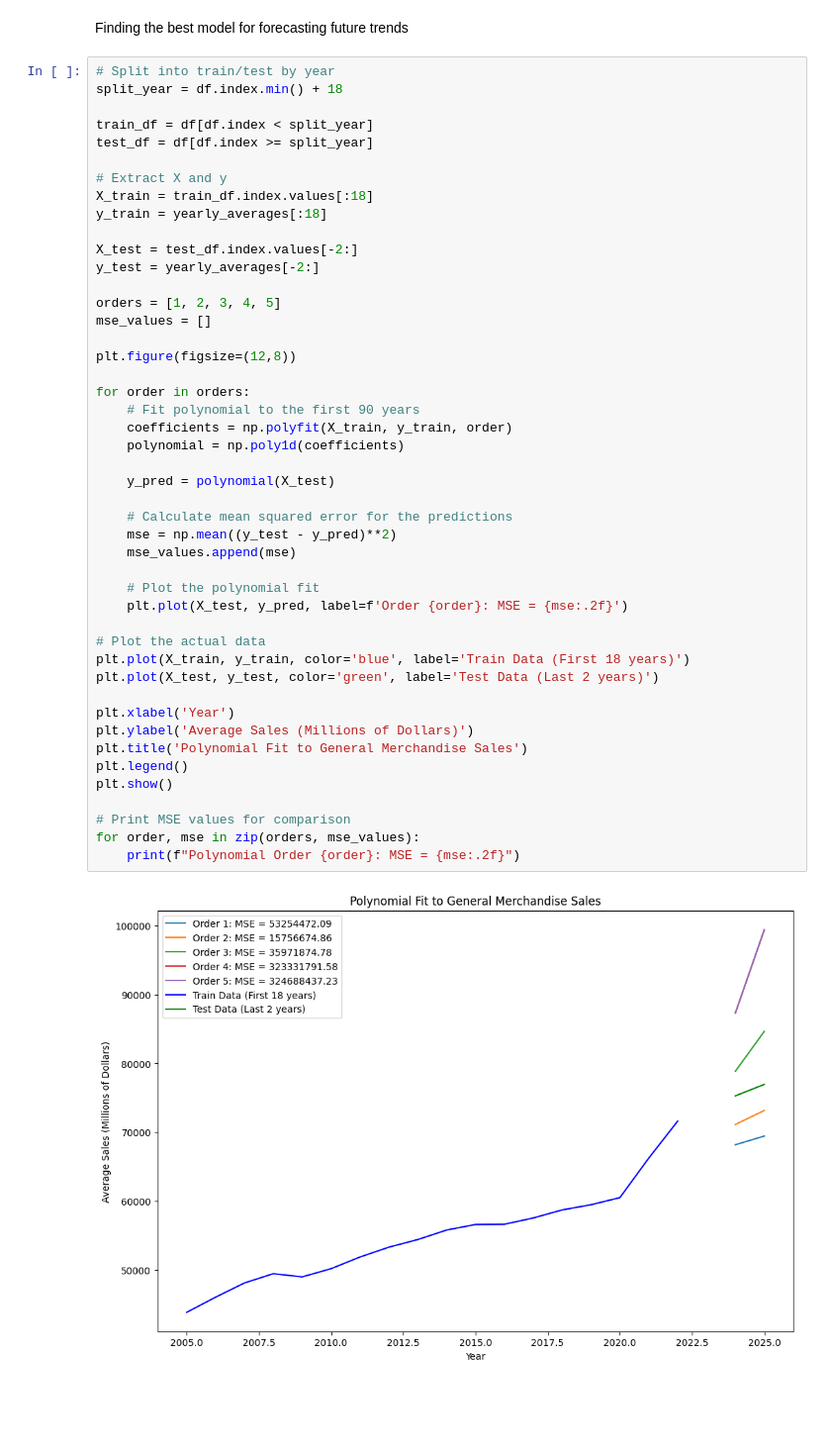
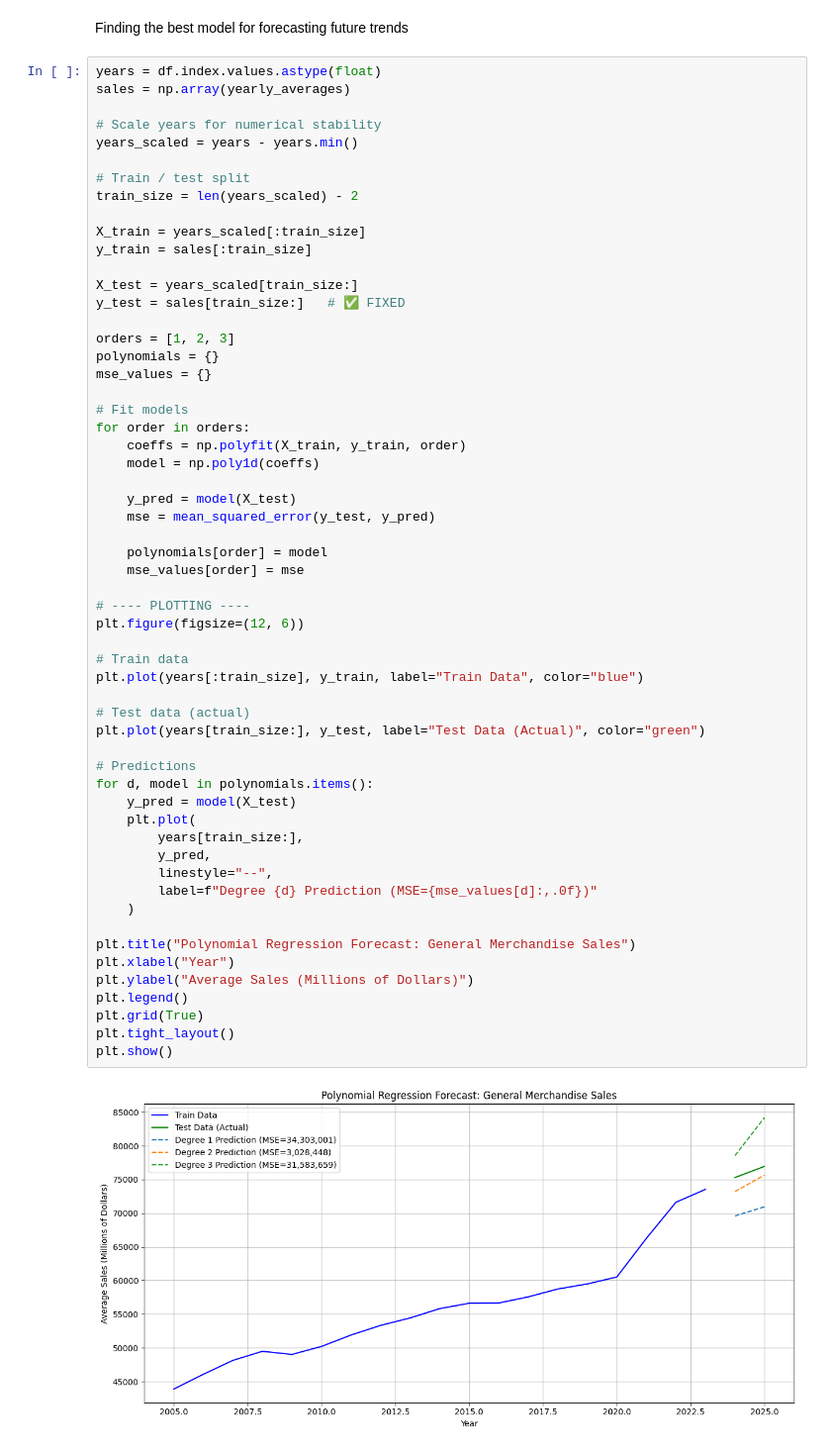
Before and after one commit to AjwadIbnSwalehin/retail-macro-forecasting, a Jupyter notebook: notebooks/general_merchandise.ipynb, the cells around one changed output. Shown: that part at 99% size. Saved outputs shown, nothing was run; the diff lists cells and outputs as text; blank space fills up the shorter version.

Commit message:
Added polynomial forecasting

```diff
--- a/notebooks/general_merchandise.ipynb
+++ b/notebooks/general_merchandise.ipynb
@@ -157,50 +158,61 @@ plt.show()
 # %% [markdown]
 Finding the best model for forecasting future trends
 # %%
-# Split into train/test by year
-split_year = df.index.min() + 18
+years = df.index.values.astype(float)
+sales = np.array(yearly_averages)
 
-train_df = df[df.index < split_year]
-test_df = df[df.index >= split_year]
+# Scale years for numerical stability
+years_scaled = years - years.min()
 
-# Extract X and y
-X_train = train_df.index.values[:18]
-y_train = yearly_averages[:18]
+# Train / test split
+train_size = len(years_scaled) - 2
 
-X_test = test_df.index.values[-2:]
-y_test = yearly_averages[-2:]
+X_train = years_scaled[:train_size]
+y_train = sales[:train_size]
 
-orders = [1, 2, 3, 4, 5]
-mse_values = []
+X_test = years_scaled[train_size:]
+y_test = sales[train_size:]   # ✅ FIXED
 
-plt.figure(figsize=(12,8))
+orders = [1, 2, 3]
+polynomials = {}
+mse_values = {}
 
+# Fit models
 for order in orders:
-    # Fit polynomial to the first 90 years
-    coefficients = np.polyfit(X_train, y_train, order)
-    polynomial = np.poly1d(coefficients)
+    coeffs = np.polyfit(X_train, y_train, order)
+    model = np.poly1d(coeffs)
 
-    y_pred = polynomial(X_test)
+    y_pred = model(X_test)
+    mse = mean_squared_error(y_test, y_pred)
 
-    # Calculate mean squared error for the predictions
-    mse = np.mean((y_test - y_pred)**2)
-    mse_values.append(mse)
+    polynomials[order] = model
+    mse_values[order] = mse
 
-    # Plot the polynomial fit
-    plt.plot(X_test, y_pred, label=f'Order {order}: MSE = {mse:.2f}')
+# ---- PLOTTING ----
+plt.figure(figsize=(12, 6))
 
-# Plot the actual data
-plt.plot(X_train, y_train, color='blue', label='Train Data (First 18 years)')
-plt.plot(X_test, y_test, color='green', label='Test Data (Last 2 years)')
+# Train data
+plt.plot(years[:train_size], y_train, label="Train Data", color="blue")
 
-plt.xlabel('Year')
-plt.ylabel('Average Sales (Millions of Dollars)')
-plt.title('Polynomial Fit to General Merchandise Sales')
+# Test data (actual)
+plt.plot(years[train_size:], y_test, label="Test Data (Actual)", color="green")
+
+# Predictions
+for d, model in polynomials.items():
+    y_pred = model(X_test)
+    plt.plot(
+        years[train_size:],
+        y_pred,
+        linestyle="--",
+        label=f"Degree {d} Prediction (MSE={mse_values[d]:,.0f})"
+    )
+
+plt.title("Polynomial Regression Forecast: General Merchandise Sales")
+plt.xlabel("Year")
+plt.ylabel("Average Sales (Millions of Dollars)")
 plt.legend()
+plt.grid(True)
+plt.tight_layout()
 plt.show()
-
-# Print MSE values for comparison
-for order, mse in zip(orders, mse_values):
-    print(f"Polynomial Order {order}: MSE = {mse:.2f}")
 # %% [output]
-[figure, old version]
+[figure, new version]
```
Also changed, not shown: parts of 2 cells of this notebook.
